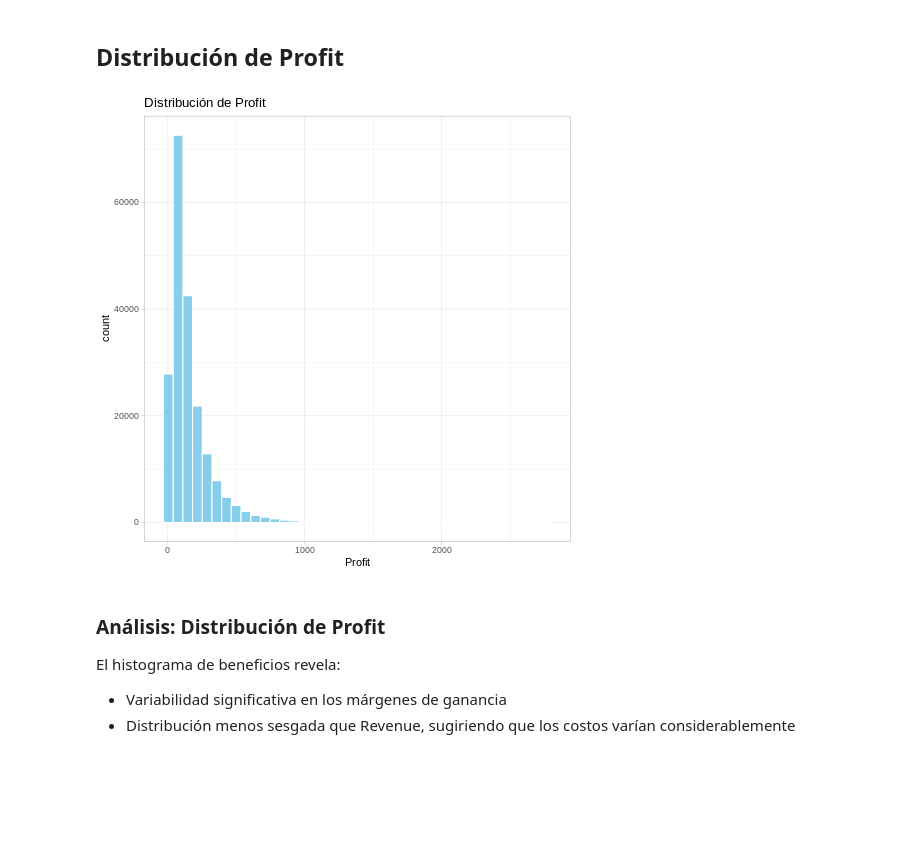
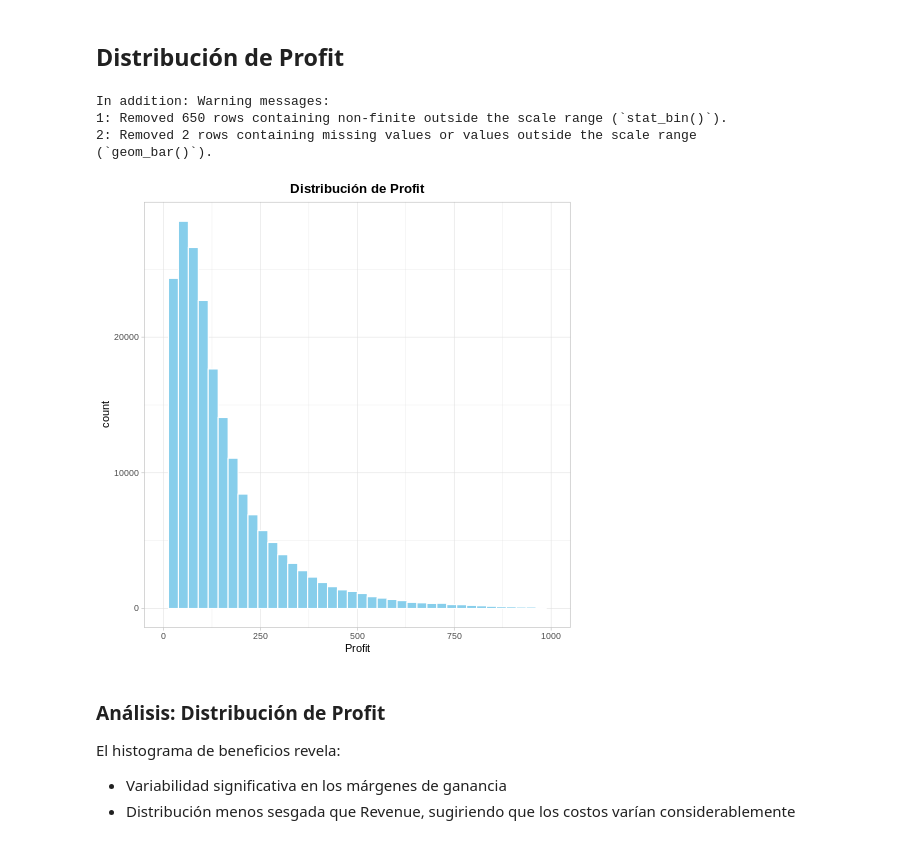
Before and after one commit to SamuelSanchezHeredia/product_sales_dataset_DataAnalysis, a Jupyter notebook: EDA_sales_dataset.ipynb, the cells around one changed output. Cells and saved outputs as stored; diff of their text form; code cells hidden in the pictures; blank space fills up the shorter version.

```diff
--- a/EDA_sales_dataset.ipynb
+++ b/EDA_sales_dataset.ipynb
@@ -127,9 +127,15 @@ cat("Cadena de fecha de prueba: ", test_date_str, "\n")
 cat("Fecha de prueba parseada: ", as.character(parsed_test_date), "\n")
 cat("Clase de la fecha de prueba parseada: ", class(parsed_test_date), "\n\n")
 
+# *** Inicio de la corrección: Re-cargar la columna Order_Date del CSV original para asegurar formato caracter ***
+# Esto evita problemas de conversión implícita de rpy2 o cambios de estado entre celdas.
+original_df <- read.csv("/content/product_sales_dataset_final.csv", colClasses = c(Order_Date = "character"))
+df$Order_Date <- original_df$Order_Date
+# *** Fin de la corrección ***
+
 # Diagnóstico: Imprimir la clase y los primeros valores de df$Order_Date antes de la conversión
-cat("Clase de df$Order_Date antes de la conversión: ", class(df$Order_Date), "\n")
-cat("Primeros 5 valores de df$Order_Date antes de la conversión:\n")
+cat("Clase de df$Order_Date después de la recarga: ", class(df$Order_Date), "\n")
+cat("Primeros 5 valores de df$Order_Date después de la recarga:\n")
 print(head(df$Order_Date, 5))
 
 # Almacenar la Order_Date original para depuración si es necesario
@@ -137,7 +143,7 @@ df$Original_Order_Date <- df$Order_Date
 
 # Convertir explícitamente a carácter para asegurar la consistencia, luego parsear
 # Este paso es crucial para forzar un vector de caracteres 'limpio', pasando por alto cualquier rareza interna de RPY2/data.frame.
-df$Order_Date <- as.character(df$Order_Date) # Asegurar que es carácter
+df$Order_Date <- as.character(df$Order_Date) # Asegurar que es carácter (ya debería serlo después de la recarga)
 df$Order_Date <- trimws(df$Order_Date) # Eliminar cualquier espacio en blanco inicial/final
 
 # La columna Order_Date está en formato 'MM-DD-YY'. Usando as.Date de R base para un parseo robusto.
@@ -162,6 +168,9 @@ df$Day <- format(df$Order_Date, '%d')
 
 cat('Ejemplo de fechas parseadas (primeras 5) después de la conversión:\n')
 print(head(df$Order_Date,5))
+
+cat('\nPorcentaje de NA por columna:\n')
+print(colSums(is.na(df)) / nrow(df) * 100)
 # %% [output]
 Cadena de fecha de prueba:  08-23-23
 Fecha de prueba parseada:  2023-08-23
@@ -281,12 +289,18 @@ La distribución de ingresos muestra un sesgo positivo pronunciado, con la mayor
 # %%
 %%R
 p2 <- ggplot(df, aes(Profit)) +
   geom_histogram(bins = 40, fill = "skyblue", color = "white") +
   theme_light() +
-  ggtitle('Distribución de Profit')
+  ggtitle('Distribución de Profit') +
+  theme(plot.title = element_text(hjust = 0.5, face = "bold")) +
+  xlim(0, 1000)
 print(p2)
 # %% [output]
+In addition: Warning messages:
+1: Removed 650 rows containing non-finite outside the scale range (`stat_bin()`).
+2: Removed 2 rows containing missing values or values outside the scale range
+(`geom_bar()`).
-[figure, old version]
+[figure, new version]
 # %% [markdown]
 ### Análisis: Distribución de Profit
 El histograma de beneficios revela:
```
Also changed, not shown: parts of 11 cells of this notebook, 2 other files.
